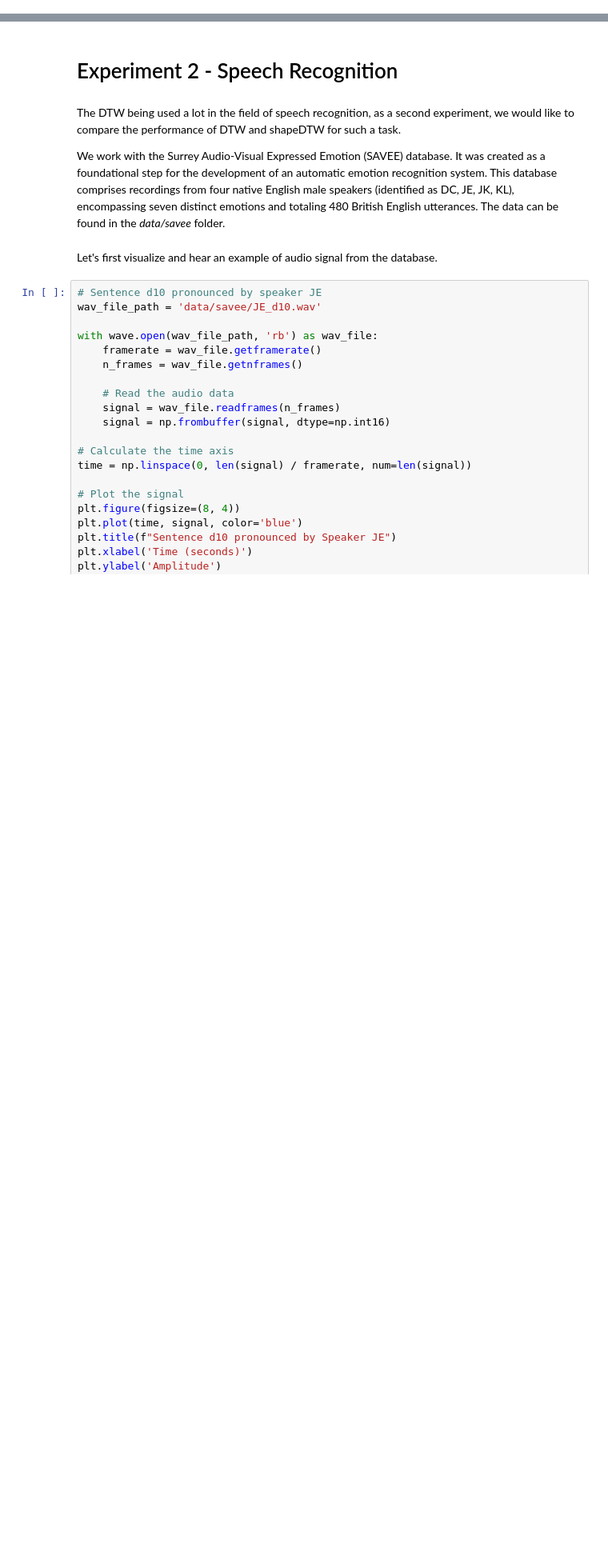
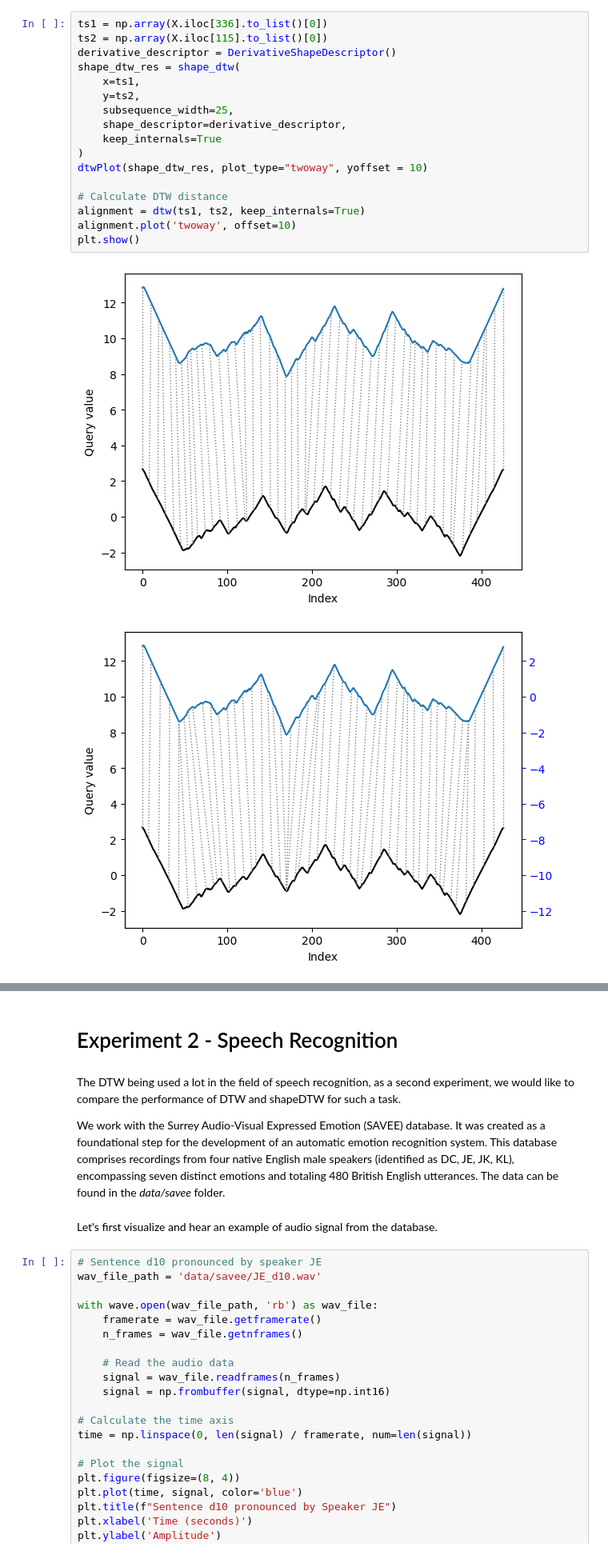
Before and after one commit to adlemoreau/shapedtw-timeseries, a Jupyter notebook: experiments.ipynb, the cells around one changed output, grey strips where cells are left out. Shown at 80% size. Cells and saved outputs as stored; diff of their text form; blank space fills up the shorter version.

```diff
--- a/speech_recognition.ipynb
+++ b/experiments.ipynb
@@ -14,0 +49,20 @@ from speech_recognition import get_all_distance_for_one_user, get_metrics, load_
+# %%
+ts1 = np.array(X.iloc[336].to_list()[0])
+ts2 = np.array(X.iloc[115].to_list()[0])
+derivative_descriptor = DerivativeShapeDescriptor()
+shape_dtw_res = shape_dtw(
+    x=ts1,
+    y=ts2,
+    subsequence_width=25,
+    shape_descriptor=derivative_descriptor,
+    keep_internals=True
+)
+dtwPlot(shape_dtw_res, plot_type="twoway", yoffset = 10)
+
+# Calculate DTW distance
+alignment = dtw(ts1, ts2, keep_internals=True)
+alignment.plot('twoway', offset=10)
+plt.show()
+# %% [output]
+[figure, added]
+[figure, added]
```
Also changed, not shown: parts of 18 cells of this notebook, 6 other files.
